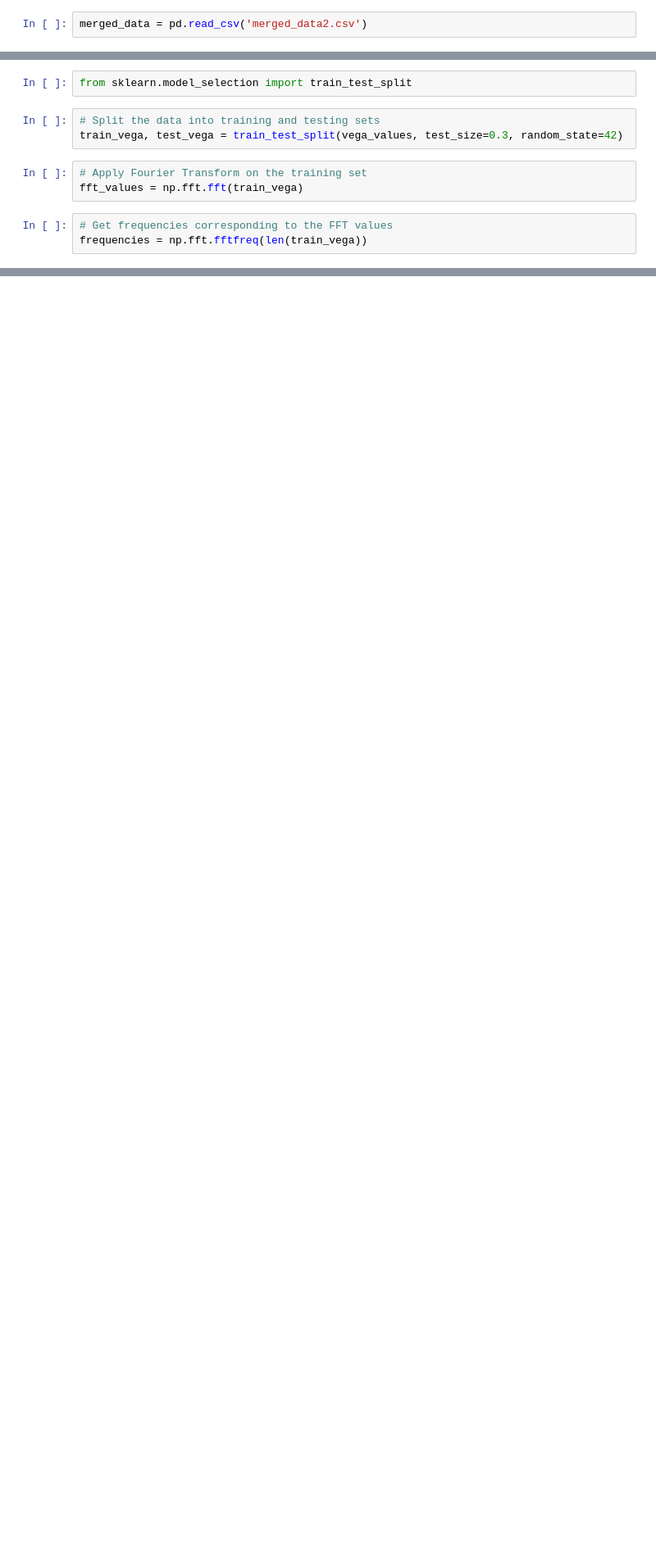
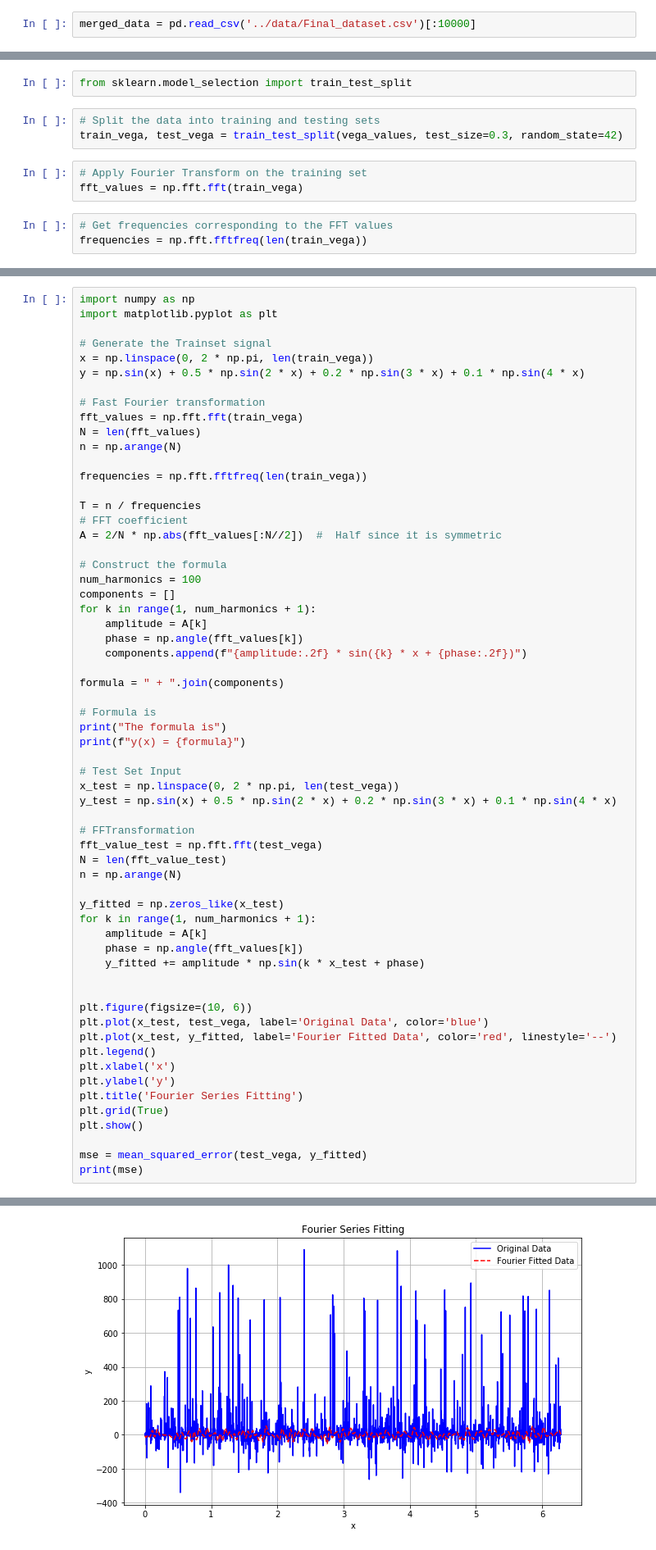
Before and after one commit to Owenliu50377/UBS-Contest, a Jupyter notebook: Models/Fourier.ipynb, the cells around one changed output, grey strips where cells are left out. Shown at 82% size. Drawn from its saved outputs; the diff is of its cells as text; blank space fills up the shorter version.

```diff
--- a/Models/Fourier.ipynb
+++ b/Models/Fourier.ipynb
@@ -92,4 +12,4 @@ import numpy as np
 import matplotlib.pyplot as plt
 from sklearn.metrics import mean_squared_error, mean_absolute_error, r2_score
 # %%
-merged_data = pd.read_csv('merged_data2.csv')
+merged_data = pd.read_csv('../data/Final_dataset.csv')[:10000]
@@ -254,0 +29,62 @@ plt.show()
+# %%
+import numpy as np
+import matplotlib.pyplot as plt
+
+# Generate the Trainset signal
+x = np.linspace(0, 2 * np.pi, len(train_vega))
+y = np.sin(x) + 0.5 * np.sin(2 * x) + 0.2 * np.sin(3 * x) + 0.1 * np.sin(4 * x)
+
+# Fast Fourier transformation
+fft_values = np.fft.fft(train_vega)
+N = len(fft_values)
+n = np.arange(N)
+
+frequencies = np.fft.fftfreq(len(train_vega))
+
+T = n / frequencies
+# FFT coefficient
+A = 2/N * np.abs(fft_values[:N//2])  #  Half since it is symmetric
+
+# Construct the formula
+num_harmonics = 100
+components = []
+for k in range(1, num_harmonics + 1):
+    amplitude = A[k]
+    phase = np.angle(fft_values[k])
+    components.append(f"{amplitude:.2f} * sin({k} * x + {phase:.2f})")
+
+formula = " + ".join(components)
+
+# Formula is
+print("The formula is")
+print(f"y(x) = {formula}")
+
+# Test Set Input
+x_test = np.linspace(0, 2 * np.pi, len(test_vega))
+y_test = np.sin(x) + 0.5 * np.sin(2 * x) + 0.2 * np.sin(3 * x) + 0.1 * np.sin(4 * x)
+
+# FFTransformation
+fft_value_test = np.fft.fft(test_vega)
+N = len(fft_value_test)
+n = np.arange(N)
+
+y_fitted = np.zeros_like(x_test)
+for k in range(1, num_harmonics + 1):
+    amplitude = A[k]
+    phase = np.angle(fft_values[k])
+    y_fitted += amplitude * np.sin(k * x_test + phase)
+
+
+plt.figure(figsize=(10, 6))
+plt.plot(x_test, test_vega, label='Original Data', color='blue')
+plt.plot(x_test, y_fitted, label='Fourier Fitted Data', color='red', linestyle='--')
+plt.legend()
+plt.xlabel('x')
+plt.ylabel('y')
+plt.title('Fourier Series Fitting')
+plt.grid(True)
+plt.show()
+
+mse = mean_squared_error(test_vega, y_fitted)
+print(mse)
+# %% [output]
@@ -254,0 +95 @@ plt.show()
+[figure, added]
```
Also changed, not shown: parts of 34 cells of this notebook, 2 other files.
